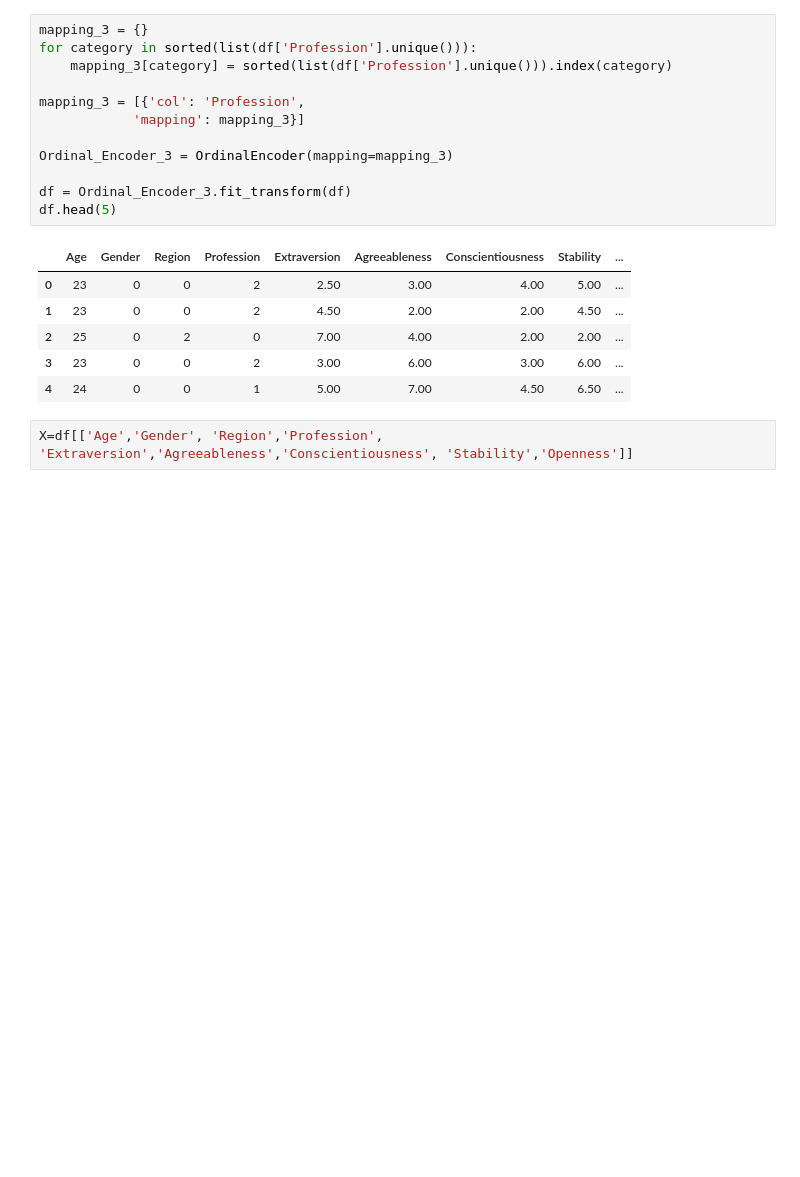
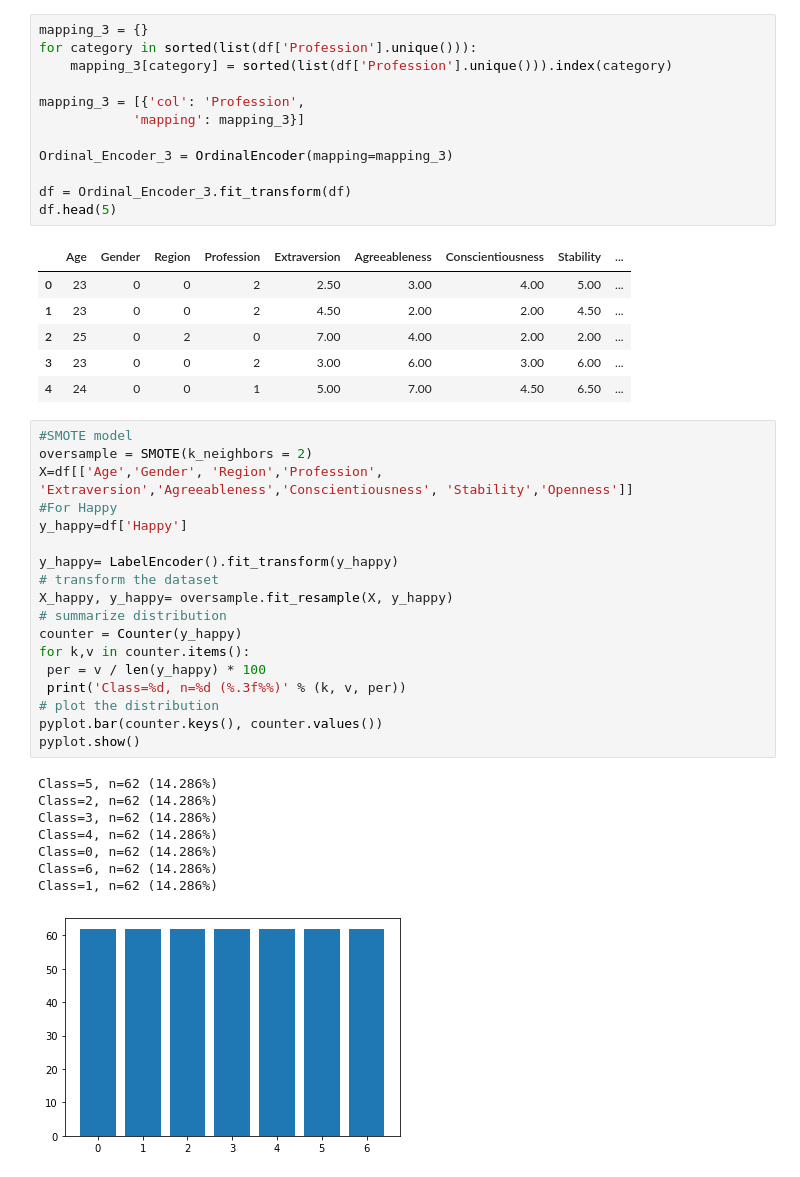
Before and after one commit to NAyeshaKhan/Music_App, a Jupyter notebook: Music Rec LazyClassifier.ipynb, the cells around one changed output. Drawn from its saved outputs; the diff is of its cells as text; blank space fills up the shorter version.

```diff
--- a/Music Rec LazyClassifier.ipynb
+++ b/Music Rec LazyClassifier.ipynb
@@ -57,7 +68,32 @@ df.head(5)
 | 2 | 25 | 0 | 2 | 0 | 7.00 | 4.00 | 2.00 | 2.00 | ... |
 | 3 | 23 | 0 | 0 | 2 | 3.00 | 6.00 | 3.00 | 6.00 | ... |
 | 4 | 24 | 0 | 0 | 1 | 5.00 | 7.00 | 4.50 | 6.50 | ... |
-# %%
-X=df[['Age','Gender', 'Region','Profession', 'Extraversion','Agreeableness','Conscientiousness', 'Stability','Openness']]
+# %%
+#SMOTE model
+oversample = SMOTE(k_neighbors = 2)
+X=df[['Age','Gender', 'Region','Profession', 'Extraversion','Agreeableness','Conscientiousness', 'Stability','Openness']]
+#For Happy
+y_happy=df['Happy']
+
+y_happy= LabelEncoder().fit_transform(y_happy)
+# transform the dataset
+X_happy, y_happy= oversample.fit_resample(X, y_happy)
+# summarize distribution
+counter = Counter(y_happy)
+for k,v in counter.items():
+ per = v / len(y_happy) * 100
+ print('Class=%d, n=%d (%.3f%%)' % (k, v, per))
+# plot the distribution
+pyplot.bar(counter.keys(), counter.values())
+pyplot.show()
+# %% [output]
+Class=5, n=62 (14.286%)
+Class=2, n=62 (14.286%)
+Class=3, n=62 (14.286%)
+Class=4, n=62 (14.286%)
+Class=0, n=62 (14.286%)
+Class=6, n=62 (14.286%)
+Class=1, n=62 (14.286%)
+[figure, added]
 # %%
 #Model testing for Happy
```
Also changed, not shown: parts of 11 cells of this notebook.
